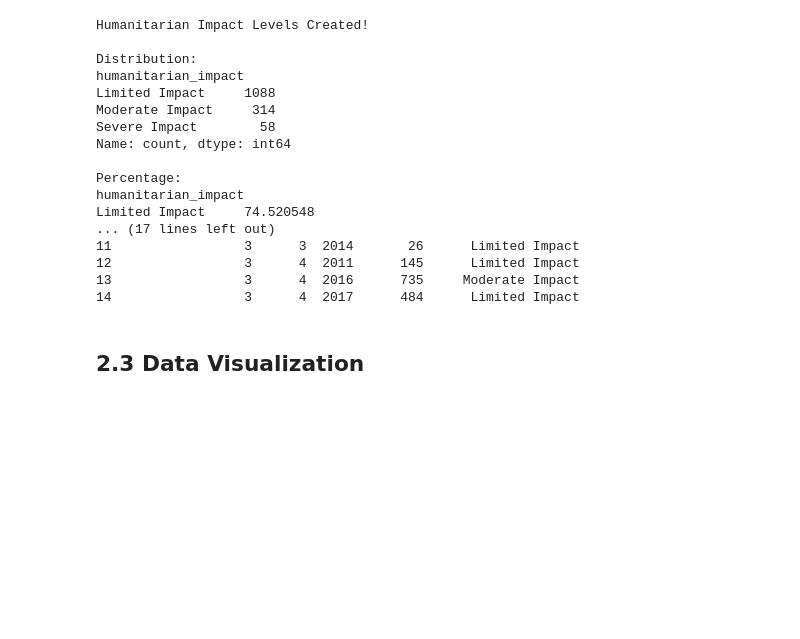
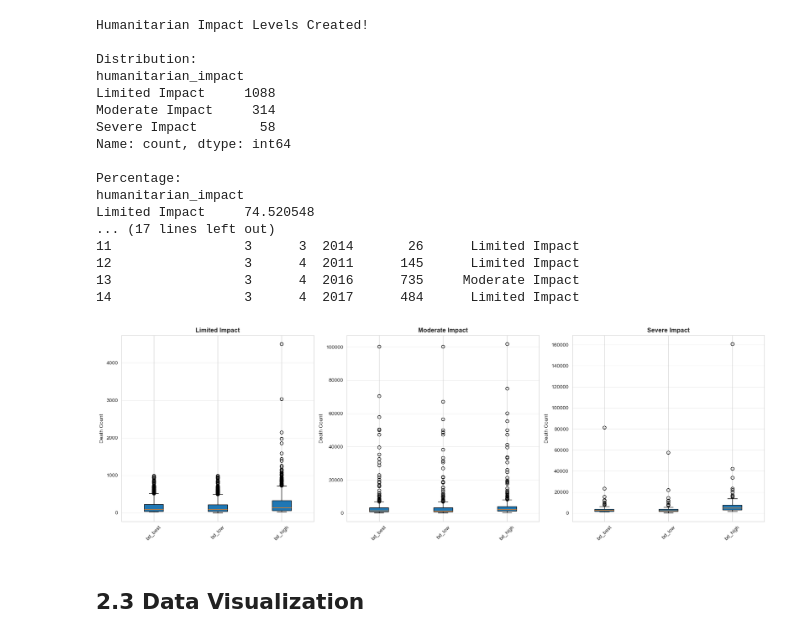
Before and after one commit to mephisto37564/MLDP, a Jupyter notebook: MLDP Program Codes Submission Template.ipynb, the cells around one changed output. Saved outputs shown, nothing was run; the diff lists cells and outputs as text; code cells hidden in the pictures; blank space fills up the shorter version.

```diff
--- a/MLDP Program Codes Submission Template.ipynb
+++ b/MLDP Program Codes Submission Template.ipynb
@@ -278,16 +278,36 @@ if 'type_of_conflict' in df.columns:
 if 'region' in df.columns:
     df['region_label'] = df['region'].map(region_map)
 # %%
-## Plot box plot for numeric features vs target variable
-numeric_features = ['bd_best', 'deaths_a', 'deaths_b', 'deaths_civ', 'deaths_unknown']
-for feature in numeric_features:
-    plt.figure(figsize=(10, 6))
-    sns.boxplot(x='humanitarian_impact', y=feature, data=df, order=['Limited Impact', 'Moderate Impact', 'Severe Impact', 'Critical Impact'])
-    plt.title(f'Box Plot of {feature} by Humanitarian Impact Level')
-    plt.xlabel('Humanitarian Impact Level')
-    plt.ylabel(feature)
-    plt.yscale('log')  # Log scale for better visibility
-    plt.show()
+# Numeric features to visualize
+numeric_features = ['bd_best', 'bd_low', 'bd_high']
+numeric_features = [col for col in numeric_features if col in df.columns]
+
+# Impact levels to show
+impact_levels = ['Limited Impact', 'Moderate Impact', 'Severe Impact']
+impact_levels = [x for x in impact_levels if x in df['humanitarian_impact'].unique()]
+
+# Create one figure with 3 subplots
+fig, axes = plt.subplots(1, 3, figsize=(18, 6))
+
+for idx, impact in enumerate(impact_levels):
+    # Filter data for this impact level
+    df_filtered = df[df['humanitarian_impact'] == impact]
+
+    # Prepare data for boxplot (each numeric feature as a category)
+    data_to_plot = [df_filtered[feature].dropna() for feature in numeric_features]
+
+    # Create boxplot
+    axes[idx].boxplot(data_to_plot, labels=numeric_features, patch_artist=True)
+
+    axes[idx].set_title(f'{impact}', fontsize=12, fontweight='bold')
+    axes[idx].set_ylabel('Death Count', fontsize=10)
+    axes[idx].grid(axis='y', alpha=0.3)
+    axes[idx].tick_params(axis='x', rotation=45)
+
+plt.tight_layout()
+plt.show()
+# %% [output]
+[figure, added]
 # %% [markdown]
 ## 2.3 Data Visualization
 # %% [markdown]
```
